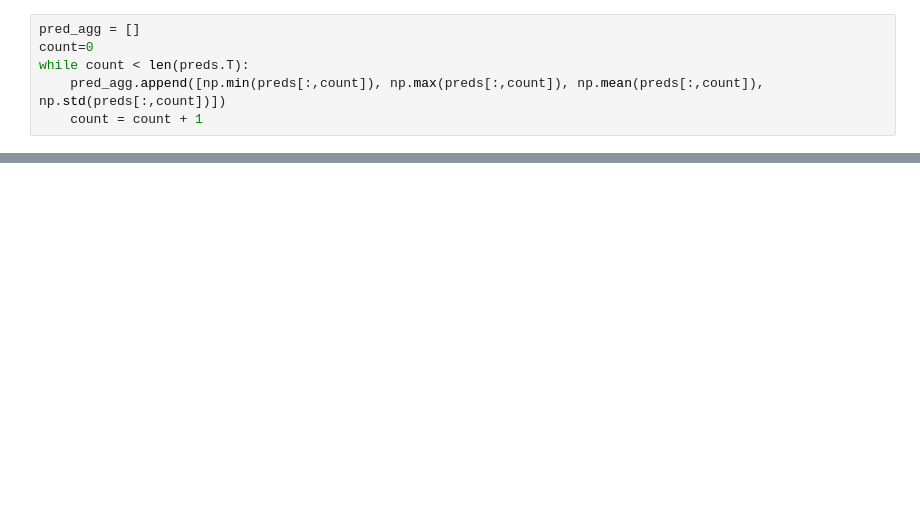
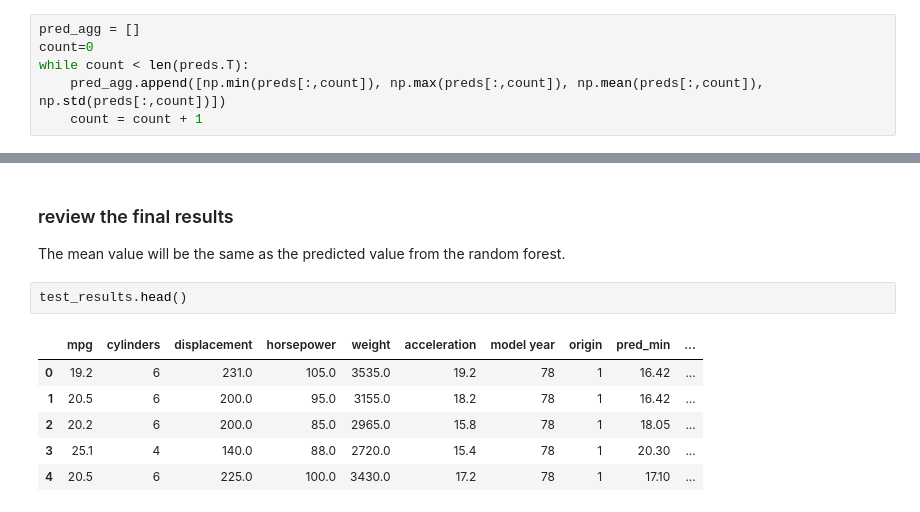
Before and after one commit to byrondennis1/Random-Forest-Prediction-Confidence, a Jupyter notebook: random forest prediction confidence.ipynb, the cells around one changed output, grey strips where cells are left out. Saved outputs shown, nothing was run; the diff lists cells and outputs as text; blank space fills up the shorter version.

```diff
--- a/random forest prediction confidence.ipynb
+++ b/random forest prediction confidence.ipynb
@@ -145,0 +160,12 @@ pred_agg[:5]
+# %% [markdown]
+### review the final results
+The mean value will be the same as the predicted value from the random forest.
+# %%
+test_results.head()
+# %% [output]
+|  | mpg | cylinders | displacement | horsepower | weight | acceleration | model year | origin | pred_min | ... |
+| 0 | 19.2 | 6 | 231.0 | 105.0 | 3535.0 | 19.2 | 78 | 1 | 16.42 | ... |
+| 1 | 20.5 | 6 | 200.0 | 95.0 | 3155.0 | 18.2 | 78 | 1 | 16.42 | ... |
+| 2 | 20.2 | 6 | 200.0 | 85.0 | 2965.0 | 15.8 | 78 | 1 | 18.05 | ... |
+| 3 | 25.1 | 4 | 140.0 | 88.0 | 2720.0 | 15.4 | 78 | 1 | 20.30 | ... |
+| 4 | 20.5 | 6 | 225.0 | 100.0 | 3430.0 | 17.2 | 78 | 1 | 17.10 | ... |
```
Also changed, not shown: parts of 17 cells of this notebook.
